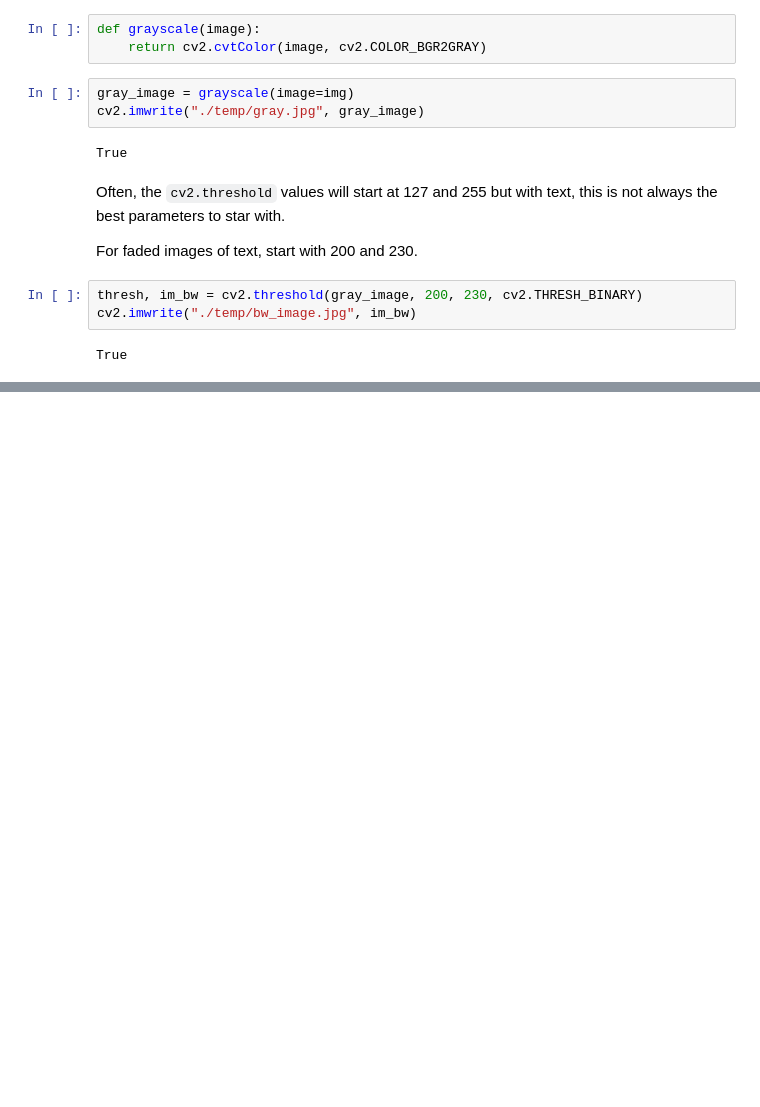
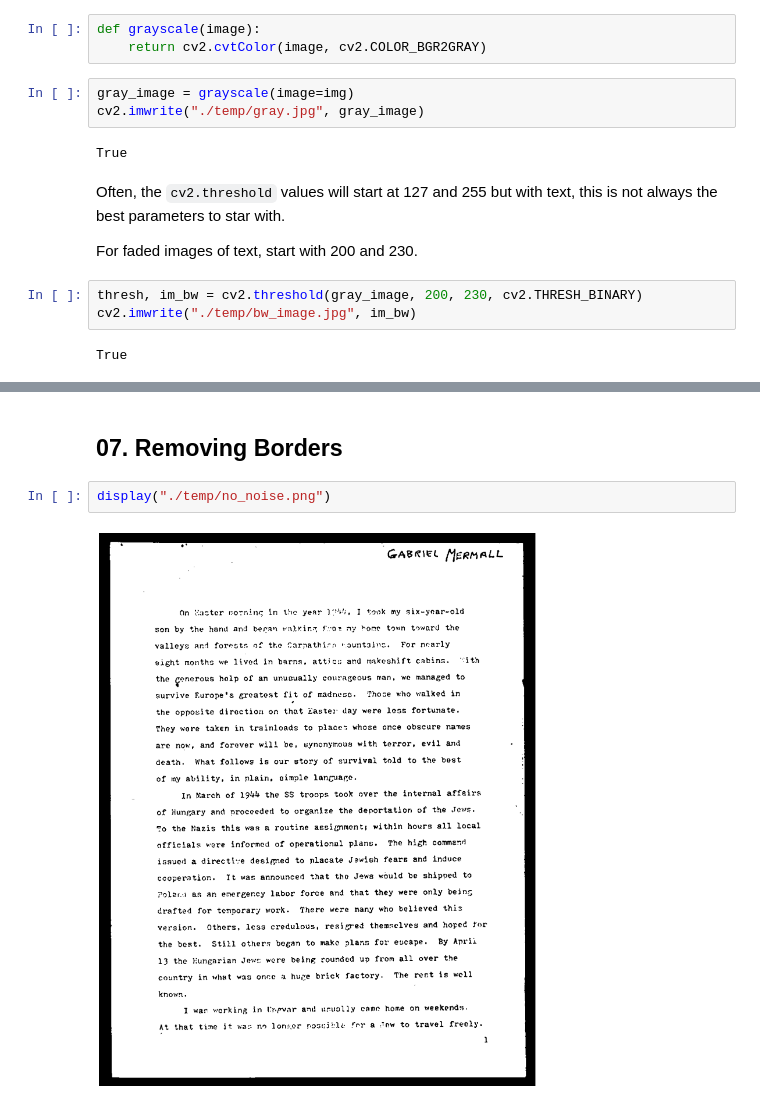
Before and after one commit to Jose-Servin/OCR-Python, a Jupyter notebook: 02WorkingWithOpenCV.ipynb, the cells around one changed output, grey strips where cells are left out. Drawn from its saved outputs; the diff is of its cells as text; blank space fills up the shorter version.

```diff
--- a/02WorkingWithOpenCV.ipynb
+++ b/02WorkingWithOpenCV.ipynb
@@ -87,0 +209,6 @@ True
+# %% [markdown]
+## 07. Removing Borders
+# %%
+display("./temp/no_noise.png")
+# %% [output]
+[figure, added]
```
Also changed, not shown: parts of 21 cells of this notebook, 18 other files.
